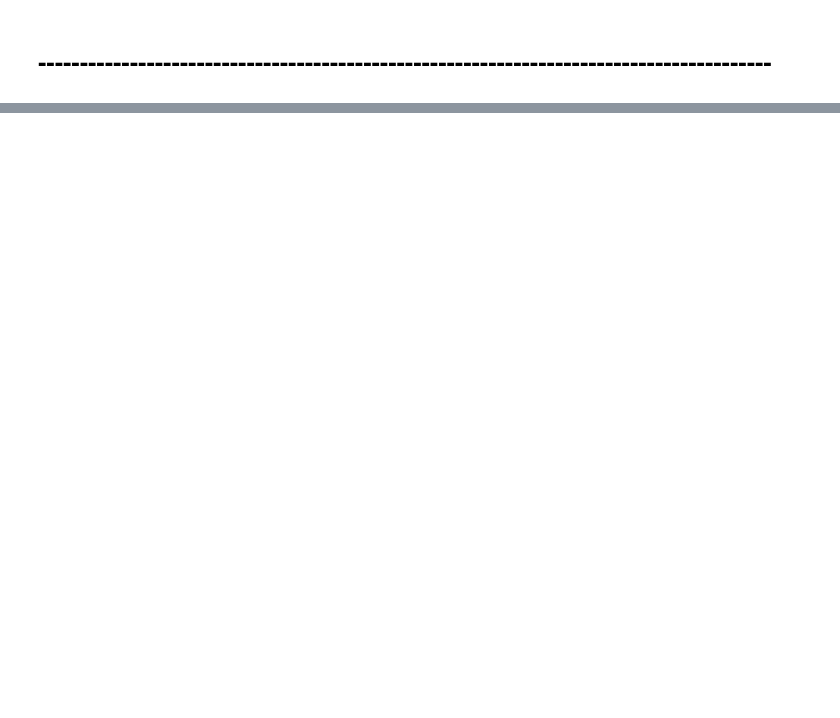
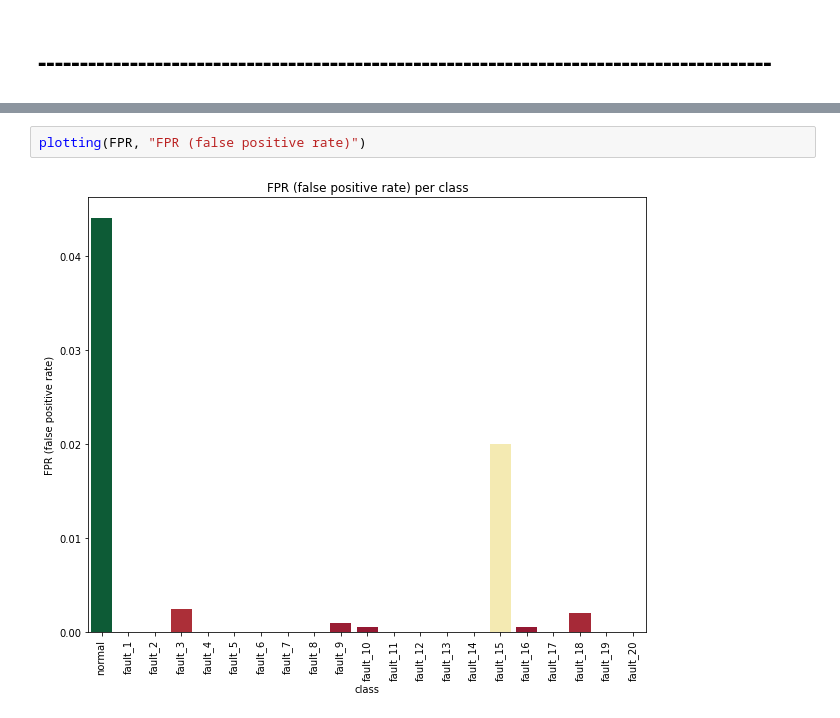
Before and after one commit to MarkLyubimov/tep, a Jupyter notebook: notebooks/experiments_lstm/medium_article_pytorch_tensorboard_lstm_window_100_cut_start.ipynb, the cells around one changed output, grey strips where cells are left out. Drawn from its saved outputs; the diff is of its cells as text; blank space fills up the shorter version.

```diff
--- a/notebooks/experiments_lstm/medium_article_pytorch_tensorboard_lstm_window_100_cut_start.ipynb
+++ b/notebooks/experiments_lstm/medium_article_pytorch_tensorboard_lstm_window_100_cut_start.ipynb
@@ -519,0 +609,4 @@ plt.show()
+# %%
+plotting(FPR, "FPR (false positive rate)")
+# %% [output]
+[figure, added]
```
Also changed, not shown: parts of 23 cells of this notebook, 1 other file.
